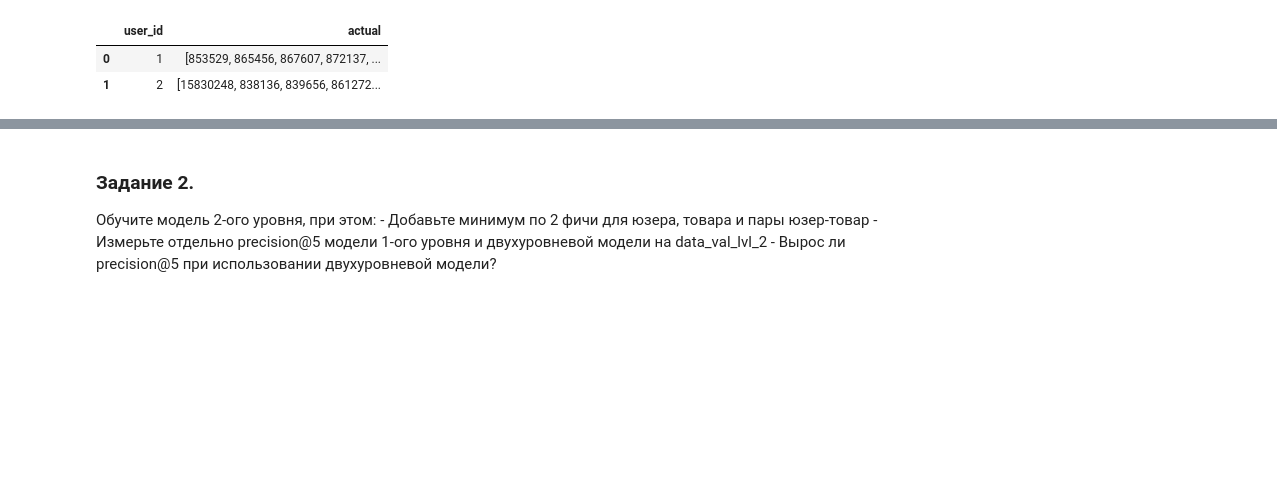
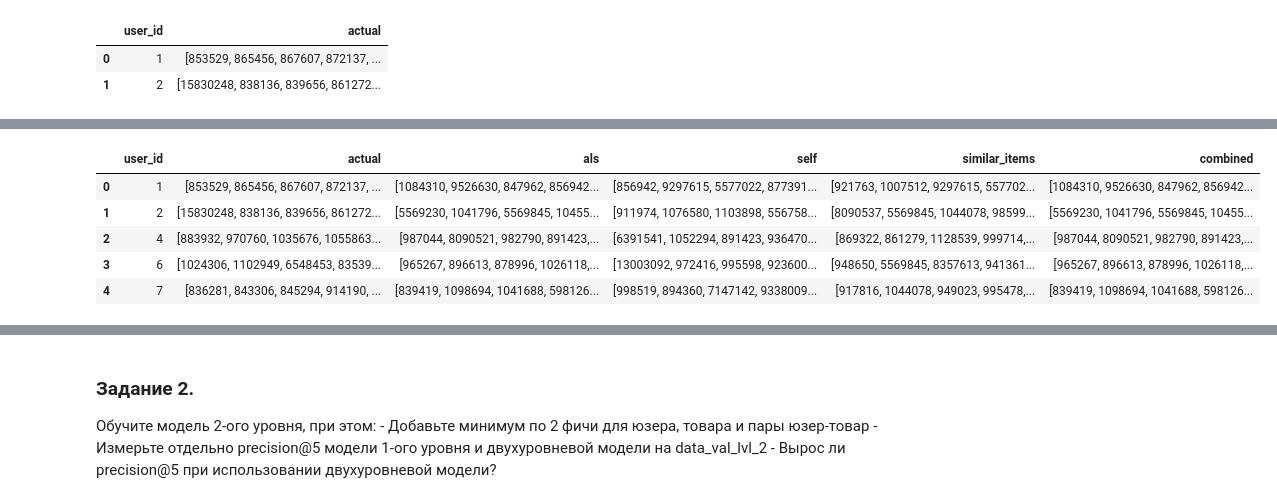
Before and after one commit to dimireme/rec_sys, a Jupyter notebook: lesson_6.ipynb, the cells around one changed output, grey strips where cells are left out. Saved outputs shown, nothing was run; the diff lists cells and outputs as text; code cells hidden in the pictures; blank space fills up the shorter version.

```diff
--- a/lesson_6.ipynb
+++ b/lesson_6.ipynb
@@ -116,0 +108,4 @@ result_lvl_1.head(2)
+# %%
+%%time
+
+result_lvl_1['als'] = result_lvl_1['user_id'].apply(lambda x: recommender.get_als_recommendations(x, N=N) if x in hot_users else top_popular)
@@ -116,0 +115,4 @@ result_lvl_1.head(2)
+# %%
+%%time
+
+result_lvl_1['self'] = result_lvl_1['user_id'].apply(lambda x: recommender.get_own_recommendations(x, N=N) if x in hot_users else top_popular)
@@ -116,0 +141,9 @@ result_lvl_1.head(2)
+# %%
+result_lvl_1.head()
+# %% [output]
+|  | user_id | actual | als | self | similar_items | combined |
+| 0 | 1 | [853529, 865456, 867607, 872137, ... | [1084310, 9526630, 847962, 856942... | [856942, 9297615, 5577022, 877391... | [921763, 1007512, 9297615, 557702... | [1084310, 9526630, 847962, 856942... |
+| 1 | 2 | [15830248, 838136, 839656, 861272... | [5569230, 1041796, 5569845, 10455... | [911974, 1076580, 1103898, 556758... | [8090537, 5569845, 1044078, 98599... | [5569230, 1041796, 5569845, 10455... |
+| 2 | 4 | [883932, 970760, 1035676, 1055863... | [987044, 8090521, 982790, 891423,... | [6391541, 1052294, 891423, 936470... | [869322, 861279, 1128539, 999714,... | [987044, 8090521, 982790, 891423,... |
+| 3 | 6 | [1024306, 1102949, 6548453, 83539... | [965267, 896613, 878996, 1026118,... | [13003092, 972416, 995598, 923600... | [948650, 5569845, 8357613, 941361... | [965267, 896613, 878996, 1026118,... |
+| 4 | 7 | [836281, 843306, 845294, 914190, ... | [839419, 1098694, 1041688, 598126... | [998519, 894360, 7147142, 9338009... | [917816, 1044078, 949023, 995478,... | [839419, 1098694, 1041688, 598126... |
```
Also changed, not shown: parts of 23 cells of this notebook, 1 other file.
